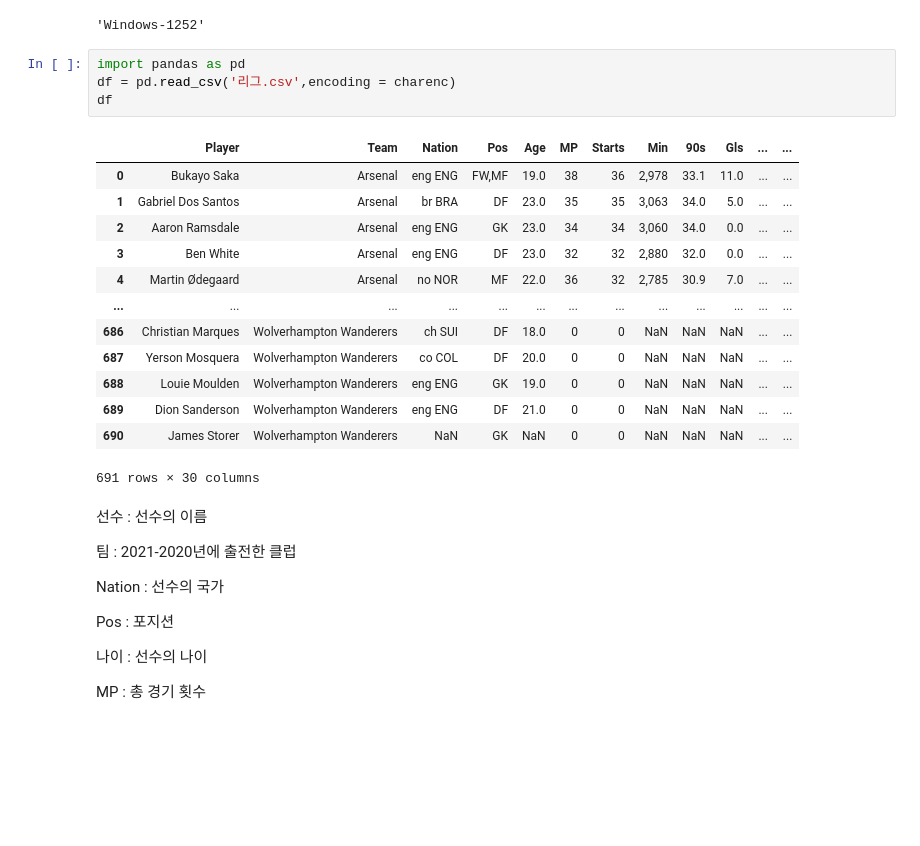
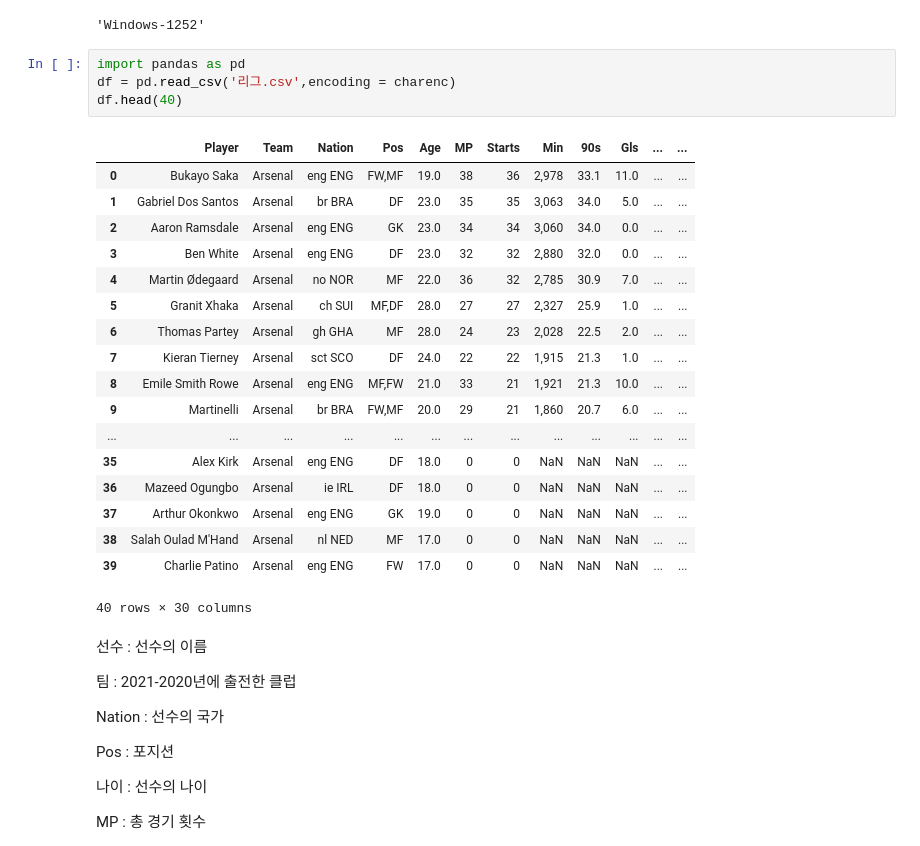
Before and after one commit to juniffel/AIFFELTHON, a Jupyter notebook: 데이터톤/데이터톤.ipynb, the cells around one changed output. Saved outputs shown, nothing was run; the diff lists cells and outputs as text; blank space fills up the shorter version.

```diff
--- a/데이터톤/데이터톤.ipynb
+++ b/데이터톤/데이터톤.ipynb
@@ -10,21 +10,26 @@ charenc
 # %%
 import pandas as pd
 df = pd.read_csv('리그.csv',encoding = charenc)
-df
+df.head(40)
 # %% [output]
 |  | Player | Team | Nation | Pos | Age | MP | Starts | Min | 90s | Gls | ... | ... |
 | 0 | Bukayo Saka | Arsenal | eng ENG | FW,MF | 19.0 | 38 | 36 | 2,978 | 33.1 | 11.0 | ... | ... |
 | 1 | Gabriel Dos Santos | Arsenal | br BRA | DF | 23.0 | 35 | 35 | 3,063 | 34.0 | 5.0 | ... | ... |
 | 2 | Aaron Ramsdale | Arsenal | eng ENG | GK | 23.0 | 34 | 34 | 3,060 | 34.0 | 0.0 | ... | ... |
 | 3 | Ben White | Arsenal | eng ENG | DF | 23.0 | 32 | 32 | 2,880 | 32.0 | 0.0 | ... | ... |
 | 4 | Martin Ødegaard | Arsenal | no NOR | MF | 22.0 | 36 | 32 | 2,785 | 30.9 | 7.0 | ... | ... |
+| 5 | Granit Xhaka | Arsenal | ch SUI | MF,DF | 28.0 | 27 | 27 | 2,327 | 25.9 | 1.0 | ... | ... |
+| 6 | Thomas Partey | Arsenal | gh GHA | MF | 28.0 | 24 | 23 | 2,028 | 22.5 | 2.0 | ... | ... |
+| 7 | Kieran Tierney | Arsenal | sct SCO | DF | 24.0 | 22 | 22 | 1,915 | 21.3 | 1.0 | ... | ... |
+| 8 | Emile Smith Rowe | Arsenal | eng ENG | MF,FW | 21.0 | 33 | 21 | 1,921 | 21.3 | 10.0 | ... | ... |
+| 9 | Martinelli | Arsenal | br BRA | FW,MF | 20.0 | 29 | 21 | 1,860 | 20.7 | 6.0 | ... | ... |
 | ... | ... | ... | ... | ... | ... | ... | ... | ... | ... | ... | ... | ... |
-| 686 | Christian Marques | Wolverhampton Wanderers | ch SUI | DF | 18.0 | 0 | 0 | NaN | NaN | NaN | ... | ... |
-| 687 | Yerson Mosquera | Wolverhampton Wanderers | co COL | DF | 20.0 | 0 | 0 | NaN | NaN | NaN | ... | ... |
-| 688 | Louie Moulden | Wolverhampton Wanderers | eng ENG | GK | 19.0 | 0 | 0 | NaN | NaN | NaN | ... | ... |
-| 689 | Dion Sanderson | Wolverhampton Wanderers | eng ENG | DF | 21.0 | 0 | 0 | NaN | NaN | NaN | ... | ... |
-| 690 | James Storer | Wolverhampton Wanderers | NaN | GK | NaN | 0 | 0 | NaN | NaN | NaN | ... | ... |
+| 35 | Alex Kirk | Arsenal | eng ENG | DF | 18.0 | 0 | 0 | NaN | NaN | NaN | ... | ... |
+| 36 | Mazeed Ogungbo | Arsenal | ie IRL | DF | 18.0 | 0 | 0 | NaN | NaN | NaN | ... | ... |
+| 37 | Arthur Okonkwo | Arsenal | eng ENG | GK | 19.0 | 0 | 0 | NaN | NaN | NaN | ... | ... |
+| 38 | Salah Oulad M'Hand | Arsenal | nl NED | MF | 17.0 | 0 | 0 | NaN | NaN | NaN | ... | ... |
+| 39 | Charlie Patino | Arsenal | eng ENG | FW | 17.0 | 0 | 0 | NaN | NaN | NaN | ... | ... |
-691 rows × 30 columns
+40 rows × 30 columns
 # %% [markdown]
 선수 : 선수의 이름<br>
 
```
